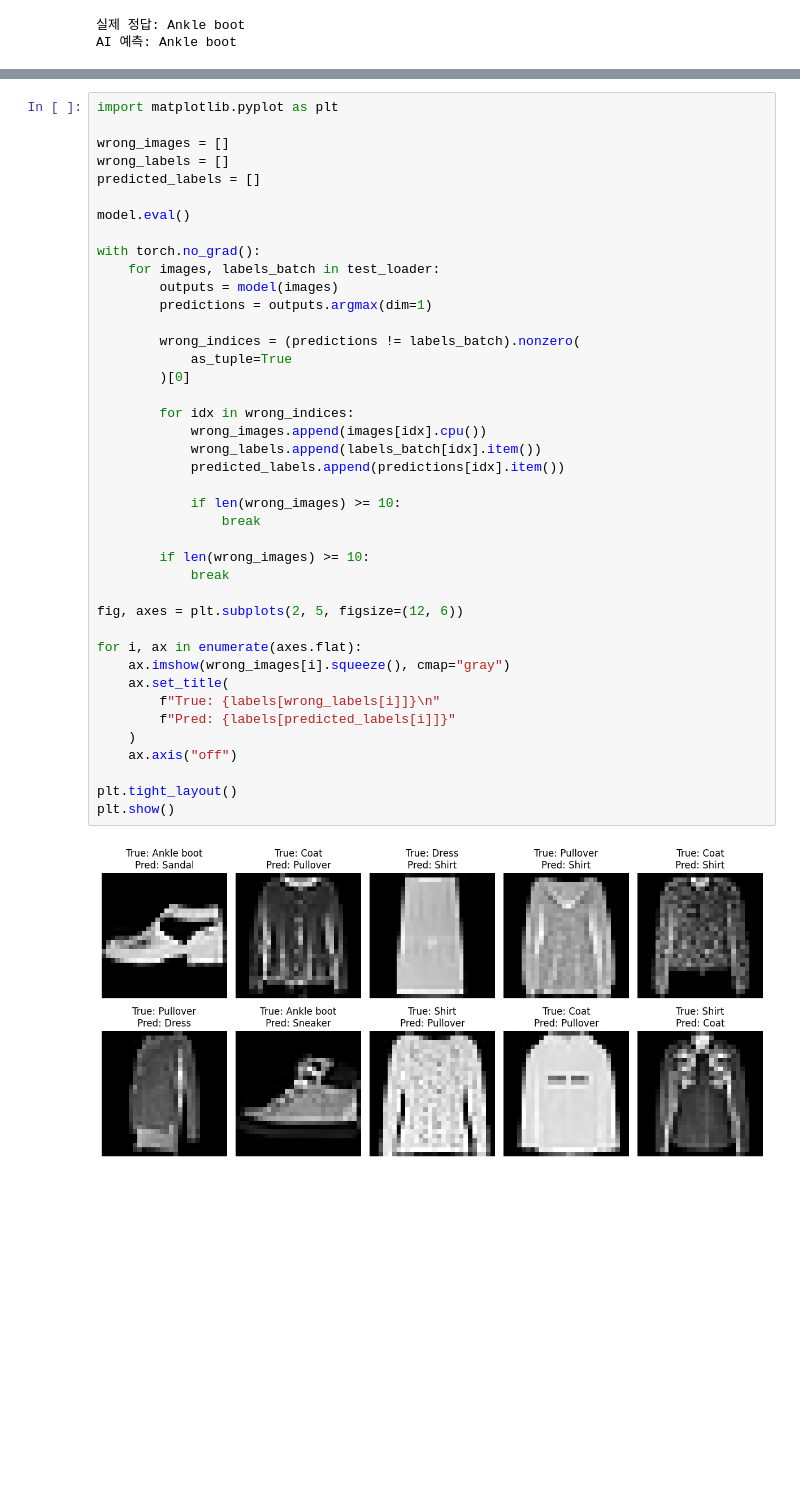
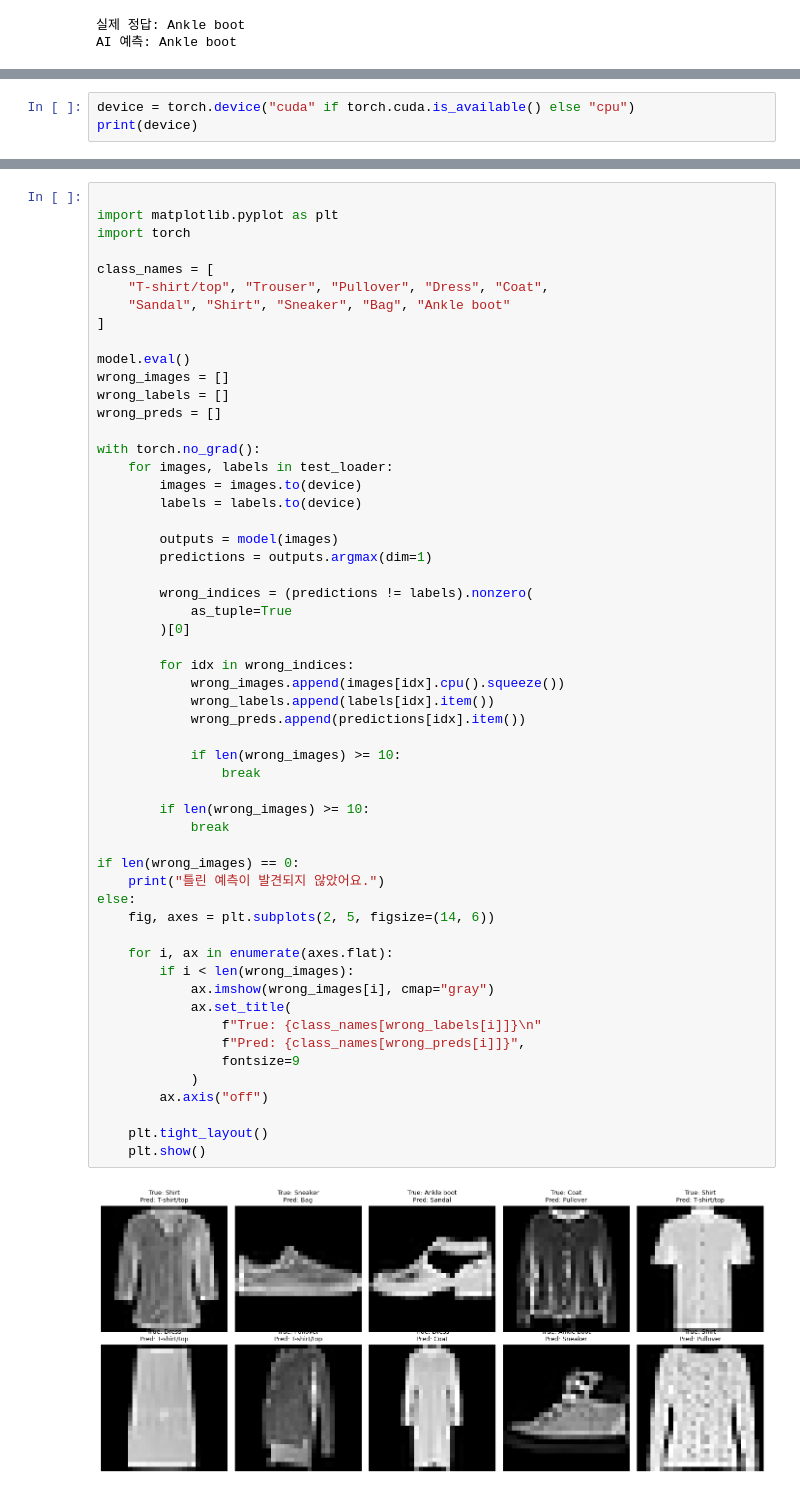
Before and after one commit to erica2525hi-stack/fashion-mnist-cnn, a Jupyter notebook: Fashion MNIST.ipynb, the cells around one changed output, grey strips where cells are left out. Drawn from its saved outputs; the diff is of its cells as text; blank space fills up the shorter version.

```diff
--- a/Fashion MNIST.ipynb
+++ b/Fashion MNIST.ipynb
@@ -224,0 +225,3 @@ plt.show()
+# %%
+device = torch.device("cuda" if torch.cuda.is_available() else "cpu")
+print(device)
@@ -225,43 +230,57 @@ plt.show()
 # %%
+
 import matplotlib.pyplot as plt
+import torch
 
+class_names = [
+    "T-shirt/top", "Trouser", "Pullover", "Dress", "Coat",
+    "Sandal", "Shirt", "Sneaker", "Bag", "Ankle boot"
+]
+
+model.eval()
 wrong_images = []
 wrong_labels = []
-predicted_labels = []
-
-model.eval()
+wrong_preds = []
 
 with torch.no_grad():
-    for images, labels_batch in test_loader:
+    for images, labels in test_loader:
+        images = images.to(device)
+        labels = labels.to(device)
+
         outputs = model(images)
         predictions = outputs.argmax(dim=1)
 
-        wrong_indices = (predictions != labels_batch).nonzero(
+        wrong_indices = (predictions != labels).nonzero(
             as_tuple=True
         )[0]
 
         for idx in wrong_indices:
-            wrong_images.append(images[idx].cpu())
-            wrong_labels.append(labels_batch[idx].item())
-            predicted_labels.append(predictions[idx].item())
+            wrong_images.append(images[idx].cpu().squeeze())
+            wrong_labels.append(labels[idx].item())
+            wrong_preds.append(predictions[idx].item())
 
             if len(wrong_images) >= 10:
                 break
 
         if len(wrong_images) >= 10:
             break
 
-fig, axes = plt.subplots(2, 5, figsize=(12, 6))
+if len(wrong_images) == 0:
+    print("틀린 예측이 발견되지 않았어요.")
+else:
+    fig, axes = plt.subplots(2, 5, figsize=(14, 6))
 
-for i, ax in enumerate(axes.flat):
-    ax.imshow(wrong_images[i].squeeze(), cmap="gray")
-    ax.set_title(
-        f"True: {labels[wrong_labels[i]]}\n"
-        f"Pred: {labels[predicted_labels[i]]}"
-    )
-    ax.axis("off")
+    for i, ax in enumerate(axes.flat):
+        if i < len(wrong_images):
+            ax.imshow(wrong_images[i], cmap="gray")
+            ax.set_title(
+                f"True: {class_names[wrong_labels[i]]}\n"
+                f"Pred: {class_names[wrong_preds[i]]}",
+                fontsize=9
+            )
+        ax.axis("off")
 
-plt.tight_layout()
-plt.show()
+    plt.tight_layout()
+    plt.show()
 # %% [output]
-[figure, old version]
+[figure, new version]
```
Also changed, not shown: parts of 5 cells of this notebook.
